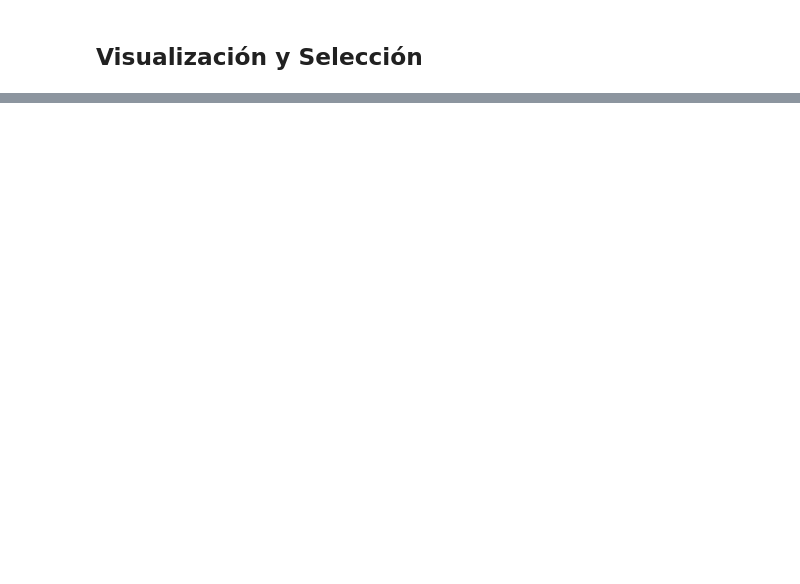
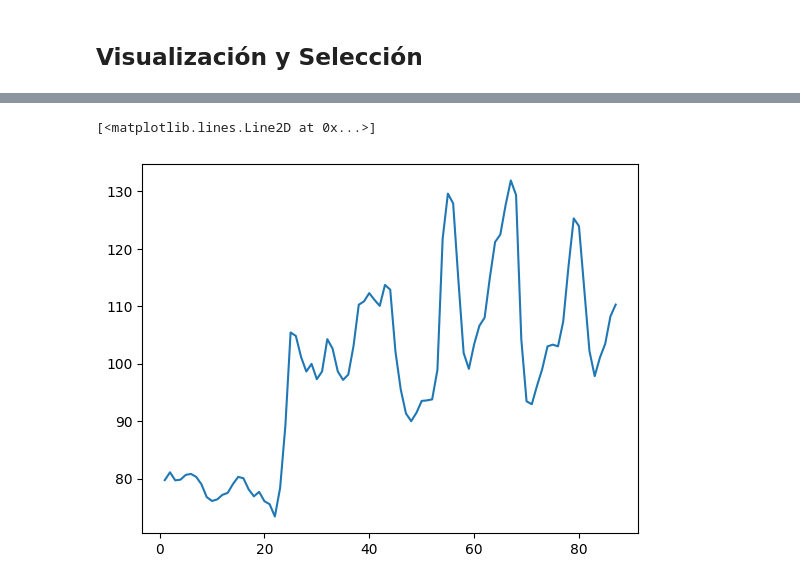
Before and after one commit to dyaccu/NumPy_analisis_numerico_Python, a Jupyter notebook: Numpy.ipynb, the cells around one changed output, grey strips where cells are left out. Drawn from its saved outputs; the diff is of its cells as text; code cells hidden in the pictures; blank space fills up the shorter version.

```diff
--- a/Numpy.ipynb
+++ b/Numpy.ipynb
@@ -103,0 +191,12 @@ datos_2 = np.loadtxt(url_2, delimiter=',', usecols=np.arange(1, 6, 1), skiprows=
+# %%
+fechas = np.arange(1,88,1)
+# %%
+plt.plot(fechas,precios[:,0])
+
+# precios[:,0]: Aquí estamos seleccionando datos del array precios.
+# El : significa que estamos seleccionando todas las filas del array precios.
+# El 0 se refiere a la primera columna del array precios, que, en este contexto,
+# representa los precios de las manzanas en Moscú (asumiendo que la primera columna corresponde a Moscú).
+# %% [output]
+[<matplotlib.lines.Line2D at 0x...>]
+[figure, added]
```
Also changed, not shown: parts of 31 cells of this notebook.
